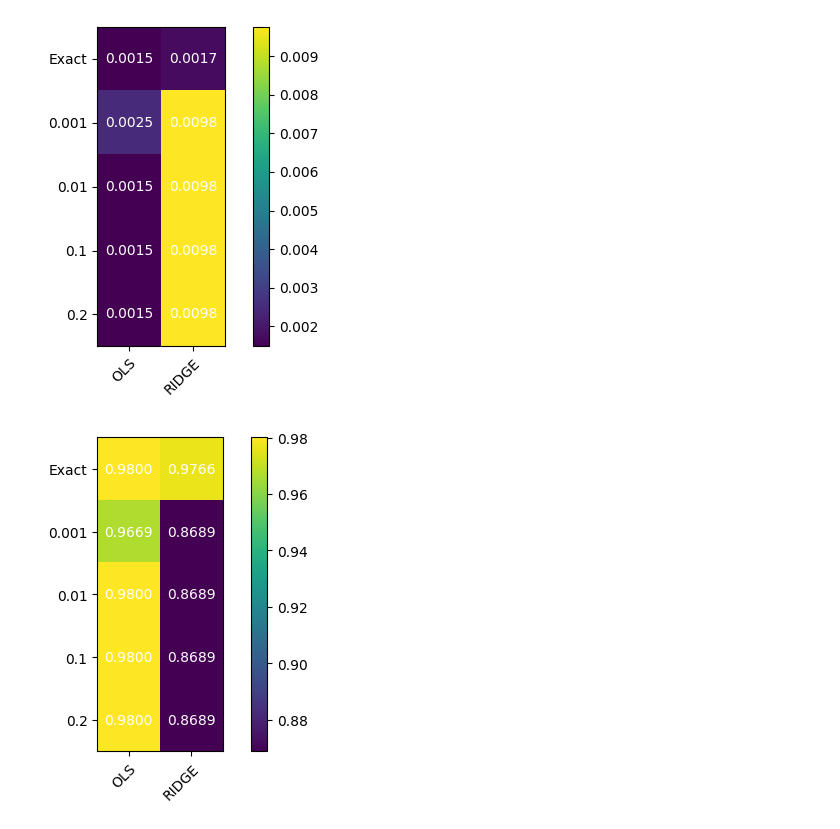
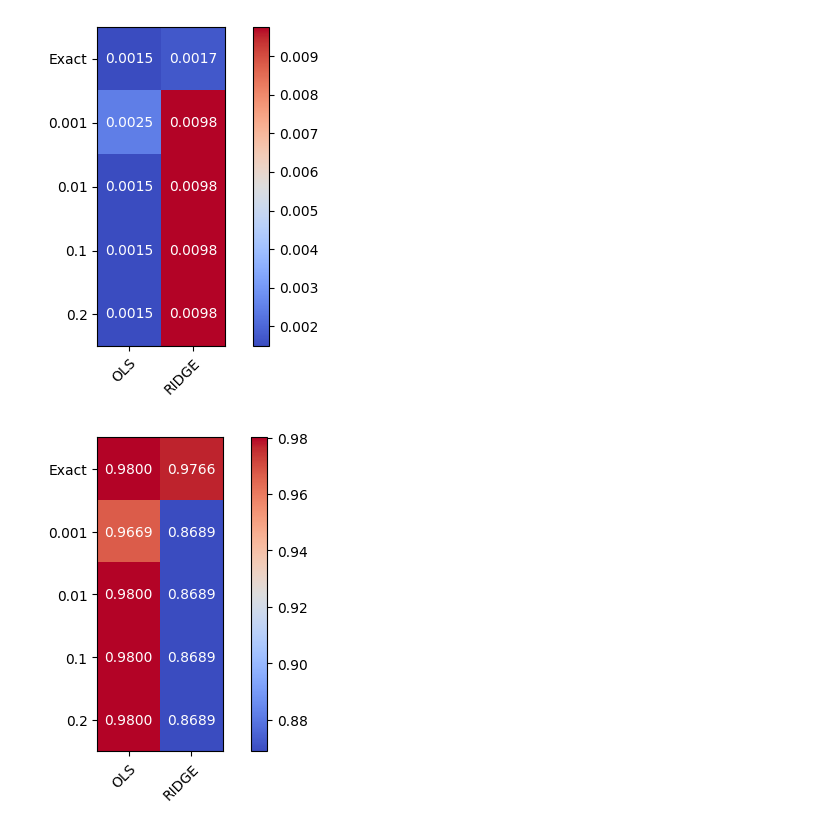
Before and after one commit to m-nader/FYS-STK4155-group14, a Jupyter notebook: project_1/Code/figures-gd.ipynb, the cells around one changed output. Cells and saved outputs as stored; diff of their text form; code cells hidden in the pictures.

```diff
--- a/project_1/Code/figures-gd.ipynb
+++ b/project_1/Code/figures-gd.ipynb
@@ -304,7 +304,7 @@ mse_data = [
 mse_array = np.array(mse_data)
 
 fig, ax = plt.subplots(figsize=(6, 4))
-im = ax.imshow(mse_array, cmap='viridis')
+im = ax.imshow(mse_array, cmap='coolwarm')
 
 # Show all ticks and label them
 ax.set_xticks(np.arange(len(models)))
@@ -329,33 +329,33 @@ lr = ['Exact', '0.001', '0.01', '0.1', '0.2']
 models = ['OLS', 'RIDGE']
 mse_data = [
     [ols_r2, ridge_r2],
     [ols_gd_001_r2, ridge_gd_001_r2],
     [ols_gd_01_r2, ridge_gd_01_r2],
     [ols_gd_1_r2, ridge_gd_1_r2],
     [ols_gd_2_r2, ridge_gd_2_r2]
 ]
 mse_array = np.array(mse_data)
 
 fig, ax = plt.subplots(figsize=(6, 4))
-im = ax.imshow(mse_array, cmap='viridis')
+im = ax.imshow(mse_array, cmap='coolwarm')
 
 # Show all ticks and label them
 ax.set_xticks(np.arange(len(models)))
 ax.set_yticks(np.arange(len(lr)))
 ax.set_xticklabels(models)
 ax.set_yticklabels(lr)
 
 # Rotate the tick labels and set alignment.
 plt.setp(ax.get_xticklabels(), rotation=45, ha="right", rotation_mode="anchor")
 
 # Loop over data dimensions and create text annotations.
 for i in range(len(lr)):
     for j in range(len(models)):
         ax.text(j, i, f"{mse_array[i, j]:.4f}", ha="center", va="center", color="w")
 
 fig.colorbar(im, ax=ax)
 plt.tight_layout()
 plt.show()
 # %% [output]
-[figure, old version]
+[figure, new version]
-[figure, old version]
+[figure, new version]
```
Also changed, not shown: parts of 2 cells of this notebook.
